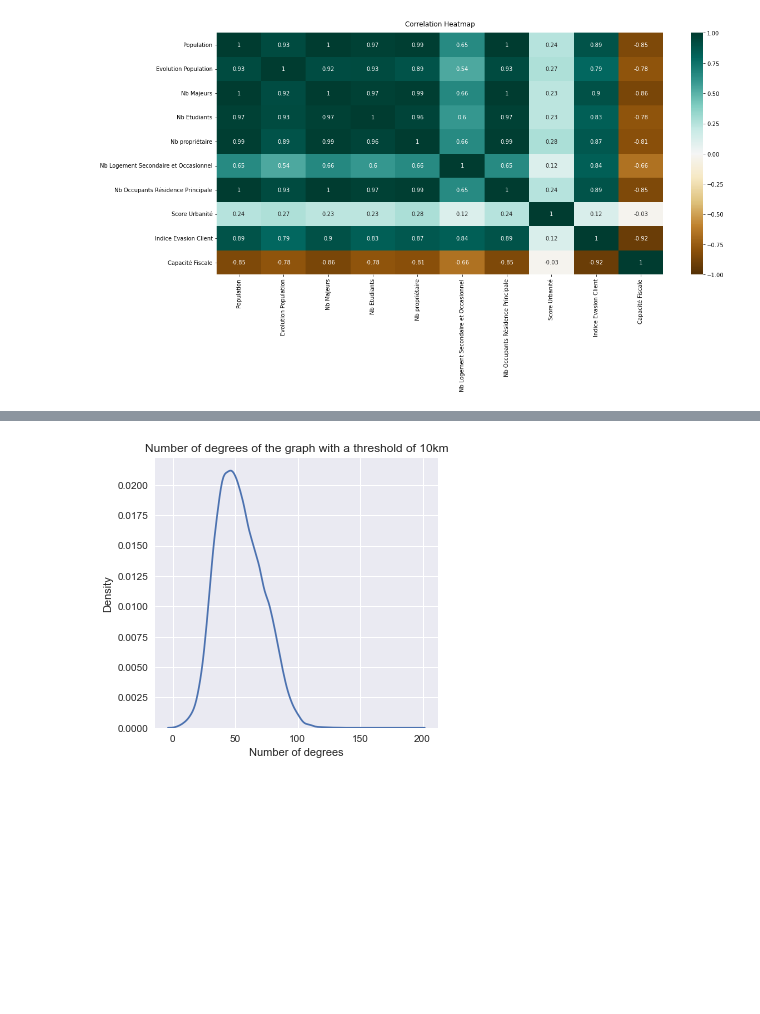
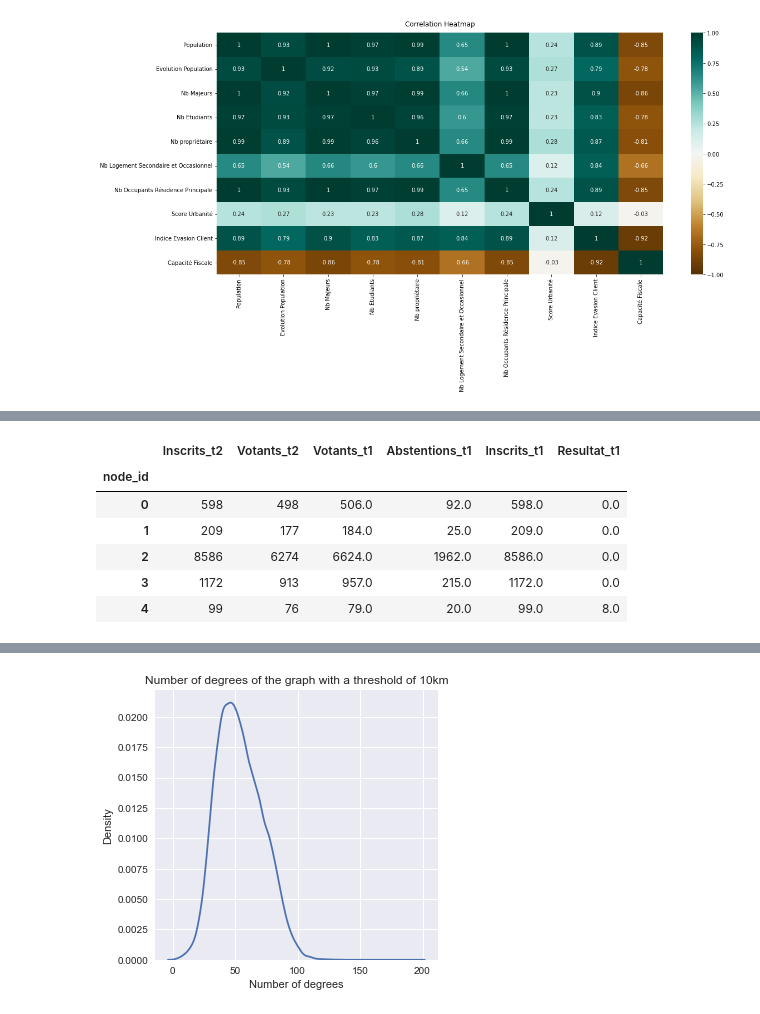
Before and after one commit to gasbas/graph-forecast-national-elections, a Jupyter notebook: French-election-prediction-challenge.ipynb, the cells around one changed output, grey strips where cells are left out. Drawn from its saved outputs; the diff is of its cells as text; code cells hidden in the pictures; blank space fills up the shorter version.

```diff
--- a/French-election-prediction-challenge.ipynb
+++ b/French-election-prediction-challenge.ipynb
@@ -43,3 +68,13 @@ heatmap.set_title('Correlation Heatmap', fontdict={'fontsize':12}, pad=12);
+# %%
+node_features[features_elections].head()
+# %% [output]
+|  | Inscrits_t2 | Votants_t2 | Votants_t1 | Abstentions_t1 | Inscrits_t1 | Resultat_t1 |
+| node_id |  |  |  |  |  |  |
+| 0 | 598 | 498 | 506.0 | 92.0 | 598.0 | 0.0 |
+| 1 | 209 | 177 | 184.0 | 25.0 | 209.0 | 0.0 |
+| 2 | 8586 | 6274 | 6624.0 | 1962.0 | 8586.0 | 0.0 |
+| 3 | 1172 | 913 | 957.0 | 215.0 | 1172.0 | 0.0 |
+| 4 | 99 | 76 | 79.0 | 20.0 | 99.0 | 8.0 |
 # %%
 display.Image("data/images/results_t1.png")
 # %% [output]
```
Also changed, not shown: parts of 18 cells of this notebook, 6 other files.
